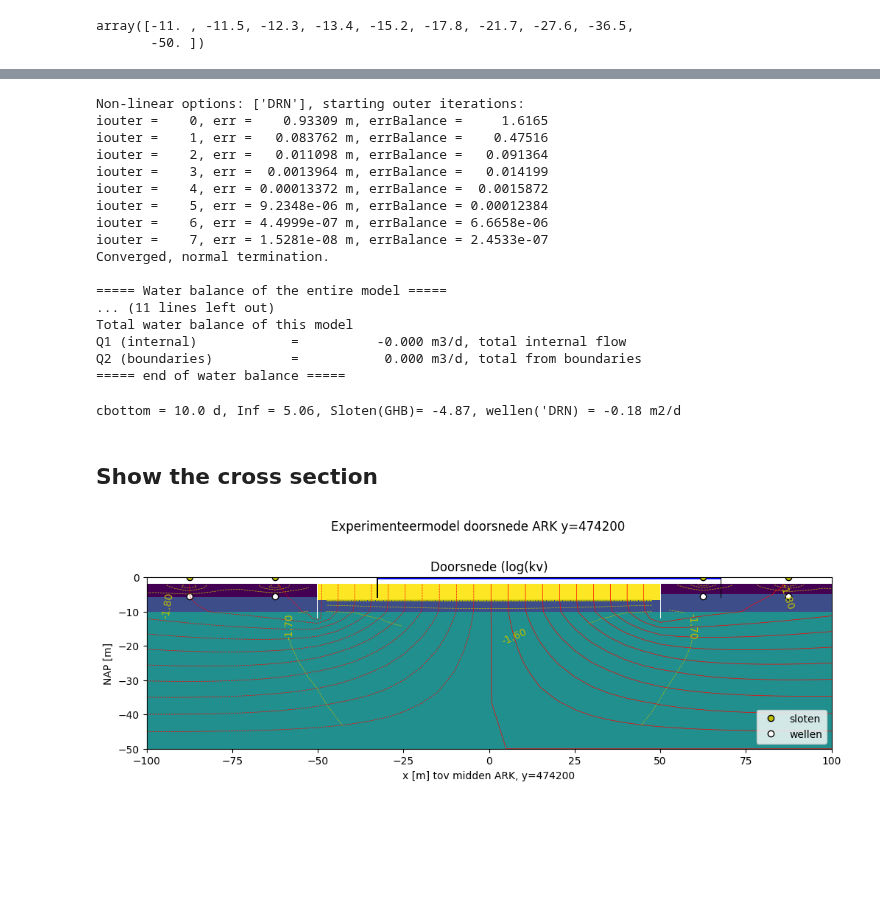
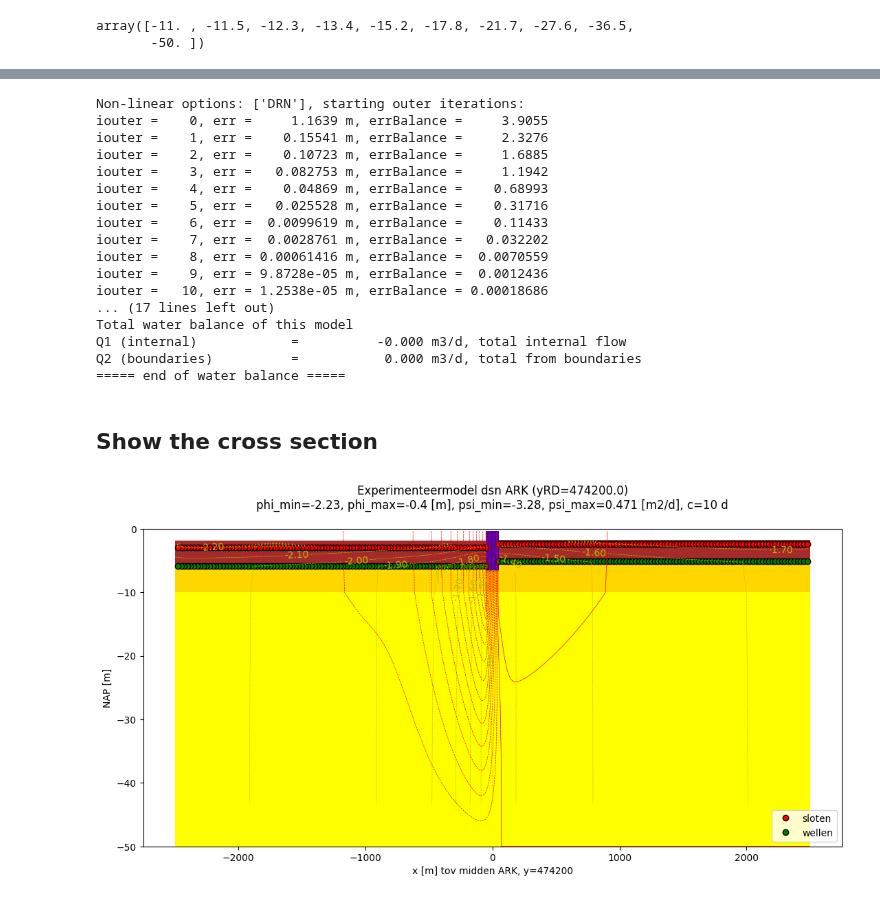
Before and after one commit to Olsthoorn/mf6lab, a Jupyter notebook: Projects/ARK_RWS/notebooks/experient_xsec_ARK.ipynb, the cells around one changed output, grey strips where cells are left out. Cells and saved outputs as stored; diff of their text form; code cells hidden in the pictures; blank space fills up the shorter version.

Commit message:
Cross section ARK model for boil testing seems ready. Next step: testing of boil concepts.

```diff
--- a/Projects/ARK_RWS/notebooks/experient_xsec_ARK.ipynb
+++ b/Projects/ARK_RWS/notebooks/experient_xsec_ARK.ipynb
@@ -177,9 +217,9 @@ Hydrostatisch:  3.4
 # %% [markdown]
 ## Model network
 # %%
-# --- Increasing layer thickness in the Sterksel layer
-Dstrk = strk['z'][0] - strk['z'][-1]
-zstrk = np.round(strk['z'][0] - np.logspace(0, np.log10(Dstrk), 10), 1)
+# --- Increasing model layer thickness in the Sterksel layer
+Dstrk = strk.z[0] - strk.z[-1]
+zstrk = np.round(strk.z[0] - np.logspace(0, np.log10(Dstrk), 10), 1)
 zstrk
 # %% [output]
 array([-11. , -11.5, -12.3, -13.4, -15.2, -17.8, -21.7, -27.6, -36.5,
@@ -336,7 +373,7 @@ FQ = gr.const(0.)
 
 mdl = fdm3Blom.Fdm3(gr=gr, K=(kh, kh, kv), c=None, S=Ss, IBOUND=IBOUND, HI=HI, FQ=FQ)
 # %%
-out = mdl.simulate(DRN=DRN, RIV=None, GHB=GHB, FDR=None, tm=[1, 1.5], verbose=False)
+out = mdl.simulate(DRN=drn, GHB=ghb, tm=[1, 1.5], verbose=False)
 
 gr.dphi = 0.1
 gr.dpsi = 0.25
@@ -345,73 +382,56 @@ out['gr'] = gr
 out['psi'] = gr.psi_row(out['Qx'])
 
 # --- phi and psi levels for contourin heads and stream lines
-phi_levels = np.arange(np.floor(pp['W']), np.ceil(ARK['z'][0]), gr.dphi)
+phi_levels = np.arange(np.floor(polW['pp']), np.ceil(ARK.z[0]), gr.dphi)
 psi_levels = np.arange(np.floor(out['psi'].min()), np.ceil(out['psi'].max()), gr.dpsi)
 # %% [output]
 Non-linear options: ['DRN'], starting outer iterations:
-iouter =    0, err =    0.93309 m, errBalance =     1.6165
-iouter =    1, err =   0.083762 m, errBalance =    0.47516
-iouter =    2, err =   0.011098 m, errBalance =   0.091364
-iouter =    3, err =  0.0013964 m, errBalance =   0.014199
-iouter =    4, err = 0.00013372 m, errBalance =  0.0015872
-iouter =    5, err = 9.2348e-06 m, errBalance = 0.00012384
-iouter =    6, err = 4.4999e-07 m, errBalance = 6.6658e-06
-iouter =    7, err = 1.5281e-08 m, errBalance = 2.4533e-07
-Converged, normal termination.
-
-===== Water balance of the entire model =====
-... (11 lines left out)
+iouter =    0, err =     1.1639 m, errBalance =     3.9055
+iouter =    1, err =    0.15541 m, errBalance =     2.3276
+iouter =    2, err =    0.10723 m, errBalance =     1.6885
+iouter =    3, err =   0.082753 m, errBalance =     1.1942
+iouter =    4, err =    0.04869 m, errBalance =    0.68993
+iouter =    5, err =   0.025528 m, errBalance =    0.31716
+iouter =    6, err =  0.0099619 m, errBalance =    0.11433
+iouter =    7, err =  0.0028761 m, errBalance =   0.032202
+iouter =    8, err = 0.00061416 m, errBalance =  0.0070559
+iouter =    9, err = 9.8728e-05 m, errBalance =  0.0012436
+iouter =   10, err = 1.2538e-05 m, errBalance = 0.00018686
+... (17 lines left out)
 Total water balance of this model
 Q1 (internal)            =          -0.000 m3/d, total internal flow
 Q2 (boundaries)          =           0.000 m3/d, total from boundaries
 ===== end of water balance =====
-# %%
-print(f"cbottom = {canal_bot['c']:.1f} d, Inf = {out['Qfh']['Q'].sum():.2f}, Sloten(GHB)= {out['GHB']['Q'].sum():.2f}, wellen('DRN) = {out['DRN']['Q'].sum():.2f} m2/d")
-# %% [output]
-cbottom = 10.0 d, Inf = 5.06, Sloten(GHB)= -4.87, wellen('DRN) = -0.18 m2/d
 # %% [markdown]
 ## Show the cross section
 # %%
-fig, ax = plt.subplots(figsize=(12, 4))
-# ax.imshow(np.squeeze(np.log(kh)), origin='upper', cmap='gray')
+fig, ax = plt.subplots(figsize=(15, 6))
 
-# ax.pcolormesh(gr.X[:,0,:-1], gr.Z[:,0,:], IBOUND[:,0,:-1], cmap='gray')
-ax.pcolormesh(gr.X[:,0,:-1], gr.Z[:,0,:], np.log(kh[:,0,:-1]), cmap='viridis')
-ax.plot(x_sloten, y_sloten, 'yo', mec='k', label='sloten')
-ax.plot(x_sloten, deklE['z'][1] * np.ones_like(y_sloten) - 0.5, 'wo', mec='k', label='wellen')
+plot_xsec(ax)
 
 psi = gr.psi_row(out['Qx'])
 
-phi_min, phi_max = out['Phi'].min(), out['Phi'].max()
-psi_min, psi_max = psi.min(), psi.max()
+phi_min, phi_max = np.floor(np.nanmin(out['Phi']) * 100)/100, np.ceil(np.nanmax(out['Phi']) * 100)/100
+psi_min, psi_max = np.round(psi.min(),3), np.round(psi.max(), 3)
 
 cs_phi = ax.contour(gr.xm, gr.zm, out['Phi'][:, 0, :], colors='y', linewidths=0.5, levels=phi_levels)
 cs_psi = ax.contour(gr.x[1:-1], gr.z, psi, colors='r', linewidths=0.5, levels=psi_levels)
 
+ax.set_title(f"Experimenteermodel dsn ARK (yRD={ARK.yRD})" + "\n" +
+      f"phi_min={phi_min}, phi_max={phi_max} [m], psi_min={psi_min}, psi_max={psi_max} [m2/d], c={canal_bot.c} d" +
+      "\n"
+)
+
 ax.clabel(cs_phi, levels=cs_phi.levels, fontsize=10, fmt='%.2f')
 
-try:
-    ARK['patch'].remove()
-    damw['patchW'].remove()
-    damw['patchE'].remove()
-except NotImplementedError:
-    pass
-
-ax.add_patch(ARK['patch'])
-ax.add_patch(damw['patchW'])
-ax.add_patch(damw['patchE'])
-
-ax.set_aspect(1)
-ax.set_xlim(-100, 100)
+ax.set_aspect(50)
+#ax.set_xlim(-300, 300)
 ax.set_ylim(-50, 0)
 ax.legend(loc='lower right')
 
-fig.suptitle(f"Experimenteermodel doorsnede ARK y={474200}")
-ax.set_title("Doorsnede (log(kv)")
 ax.set_xlabel('x [m] tov midden ARK, y=474200')
 ax.set_ylabel('NAP [m]')
-
 plt.show()
 plt.close('all')
 # %% [output]
-[figure, old version]
+[figure, new version]
```
Also changed, not shown: parts of 18 cells of this notebook.
